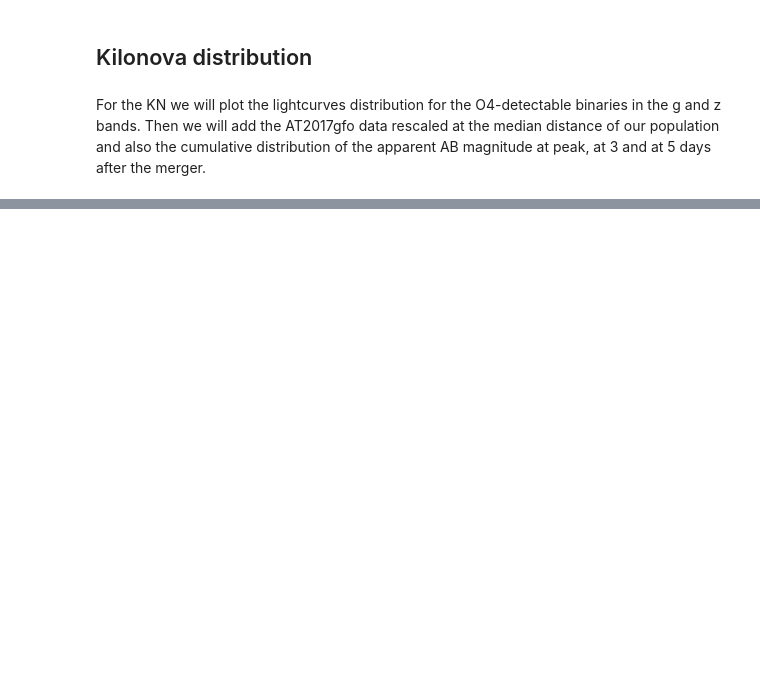
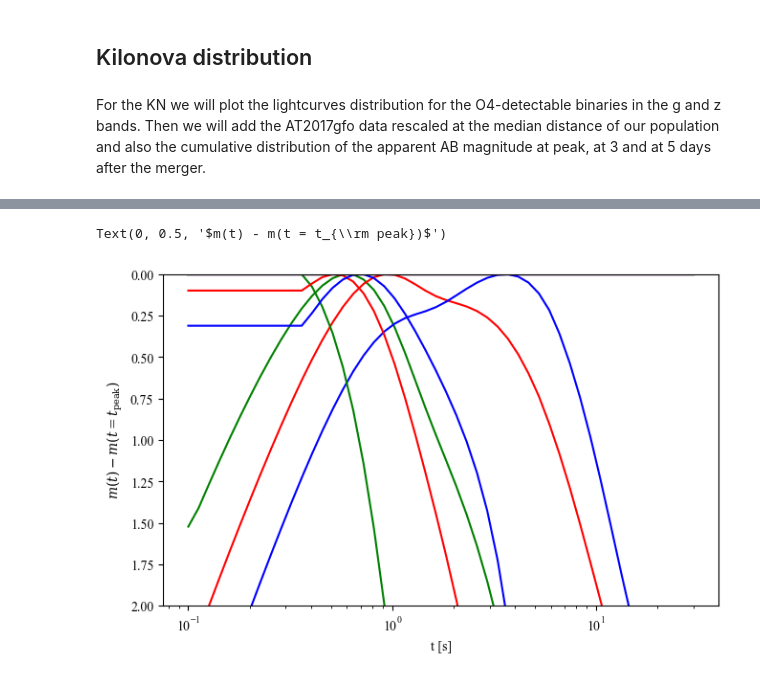
Before and after one commit to acolombo140/O4O5BHNS, a Jupyter notebook: O4BHNS.ipynb, the cells around one changed output, grey strips where cells are left out. Drawn from its saved outputs; the diff is of its cells as text; code cells hidden in the pictures; blank space fills up the shorter version.

Commit message:
Added plots for the follow-up strategies
Signed-off-by: Raphaël Duque <duque@physik.uni-frankfurt.de>

```diff
--- a/O4BHNS.ipynb
+++ b/O4BHNS.ipynb
@@ -466,0 +493,13 @@ See the caveats in the documentation: https://pandas.pydata.org/pandas-docs/stab
+# %%
+plt.figure()
+for i in [2, 4, 6, 8]:
+    plt.plot(t_kn, lc_kn_APP[i, 0, :] - mpk_g[i], color='green')
+    plt.plot(t_kn, lc_kn_APP[i, 1, :] - mpk_z[i], color='red')
+    plt.plot(t_kn, lc_kn_APP[i, 2, :] - mpk_J[i], color='blue')
+plt.ylim([2, 0])
+plt.xscale('log')
+plt.xlabel('t [s]')
+plt.ylabel(r'$m(t) - m(t = t_{\rm peak})$')
+# %% [output]
+Text(0, 0.5, '$m(t) - m(t = t_{\\rm peak})$')
+[figure, added]
```
Also changed, not shown: parts of 20 cells of this notebook.
